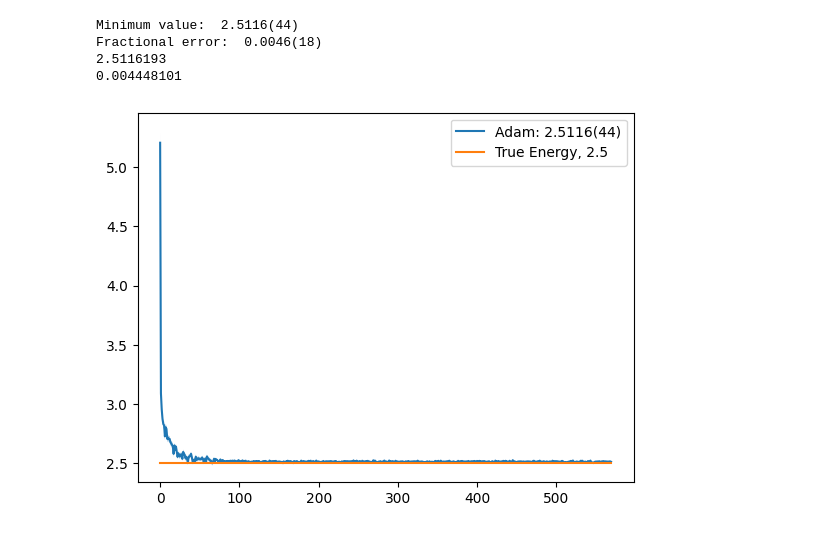
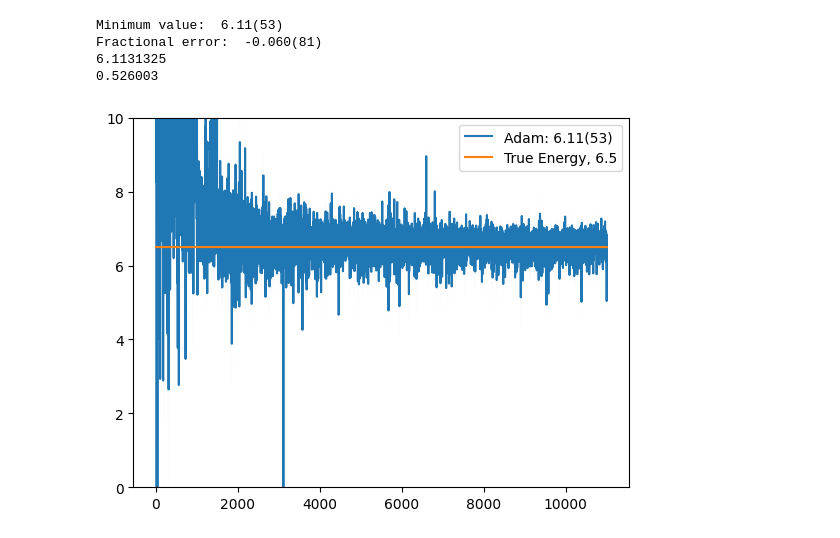
Before and after one commit to hershkumar/summer2022, a Jupyter notebook: neural/fermions/fermi_nn.ipynb, the cells around one changed output. Drawn from its saved outputs; the diff is of its cells as text; code cells hidden in the pictures.

Commit message:
start working on lucy

```diff
--- a/neural/fermions/fermi_nn.ipynb
+++ b/neural/fermions/fermi_nn.ipynb
@@ -297,4 +316,4 @@ Accept/Reject ratio 0.4987749248022948
 # %%
 start_params = params
-opt_init, opt_update, get_params = jax_opt.adam(10**(-2))
-resultsa = train(start_params, 20, 10**3, 1000, 100, .5)
+opt_init, opt_update, get_params = jax_opt.adam(10**(-4))
+resultsa = train(start_params, 10**3, 20, 0 , 1, .3)
@@ -306,6 +327,6 @@ Accept/Reject ratio 0.49142447361606345
 # %%
-opt_init, opt_update, get_params = jax_opt.adam(10**(-3))
-resultsb = train(resultsa[3], 50, 10**3, 1000, 100, .8)
+opt_init, opt_update, get_params = jax_opt.adam(10**(-4))
+resultsb = train(resultsa[3], 10000, 10, 0, 100, .4)
 # %%
 variation = .8
 print("Accept/Reject ratio", sample(resultsb[3], num_samples=10**3, variation_size=variation)[2])
@@ -315,44 +334,48 @@ Accept/Reject ratio 0.5411047588693453
 opt_init, opt_update, get_params = jax_opt.adam(5*10**(-4))
 resultsc = train(resultsb[3], 500, 10**4, 1000, 100, .8)
 # %%
-true_energy = 2.5
+true_energy = 6.5
 
-total_hists =  resultsa[0] + resultsb[0] + resultsc[0]
+total_hists =  resultsa[0] + resultsb[0]
+# + resultsc[0]
 # + resultsd[0]
 # + resultse[0]
 
 # + resultsd[0]
-total_uncerts = resultsa[1] + resultsb[1] + resultsc[1]
+total_uncerts = resultsa[1]  + resultsb[1]
+# + resultsc[1]
 # + resultsd[1]
 # + resultse[1]
 # + resultsd[1]
 
 # get index of minimum value
 min_val = np.min(total_hists)
 min_val = total_hists[-1]
 min_index = total_hists.index(min_val)
 min_err = total_uncerts[min_index]
 val = gv.gvar(min_val, min_err)
 fractional_error = (val - true_energy)/true_energy
 print("Minimum value: ", val)
 print("Fractional error: ", fractional_error)
 
 plt.plot(np.arange(0, len(total_hists)), total_hists, label="Adam: " + str(val))
+# plt.xlim(1000, 1050)
+# plt.ylim(0, 10)
 # plot the uncertainties
 a_hists = np.array(total_hists)
 a_uncerts = np.array(total_uncerts)
 plt.fill_between(np.arange(0,len(total_hists)), a_hists - a_uncerts, a_hists + a_uncerts, alpha=.4)
 # get the network structure
 plt.plot(np.arange(0, len(total_hists)), [true_energy for x in np.arange(0, len(total_hists))], label=r"True Energy, " + str(round(true_energy,3)))
 pdiff = (min_val - true_energy)/true_energy*100
 # plt.annotate(" Final Percent Diff = " + str(round(pdiff,3)) + "%", xy=(.1, .9), xycoords= 'axes fraction')
 plt.legend()
 print(min_val)
 print(min_err)
 plt.show()
 # %% [output]
-Minimum value:  2.5116(44)
-Fractional error:  0.0046(18)
-2.5116193
-0.004448101
+Minimum value:  6.11(53)
+Fractional error:  -0.060(81)
+6.1131325
+0.526003
-[figure, old version]
+[figure, new version]
```
Also changed, not shown: parts of 8 cells of this notebook, 1 other file.
